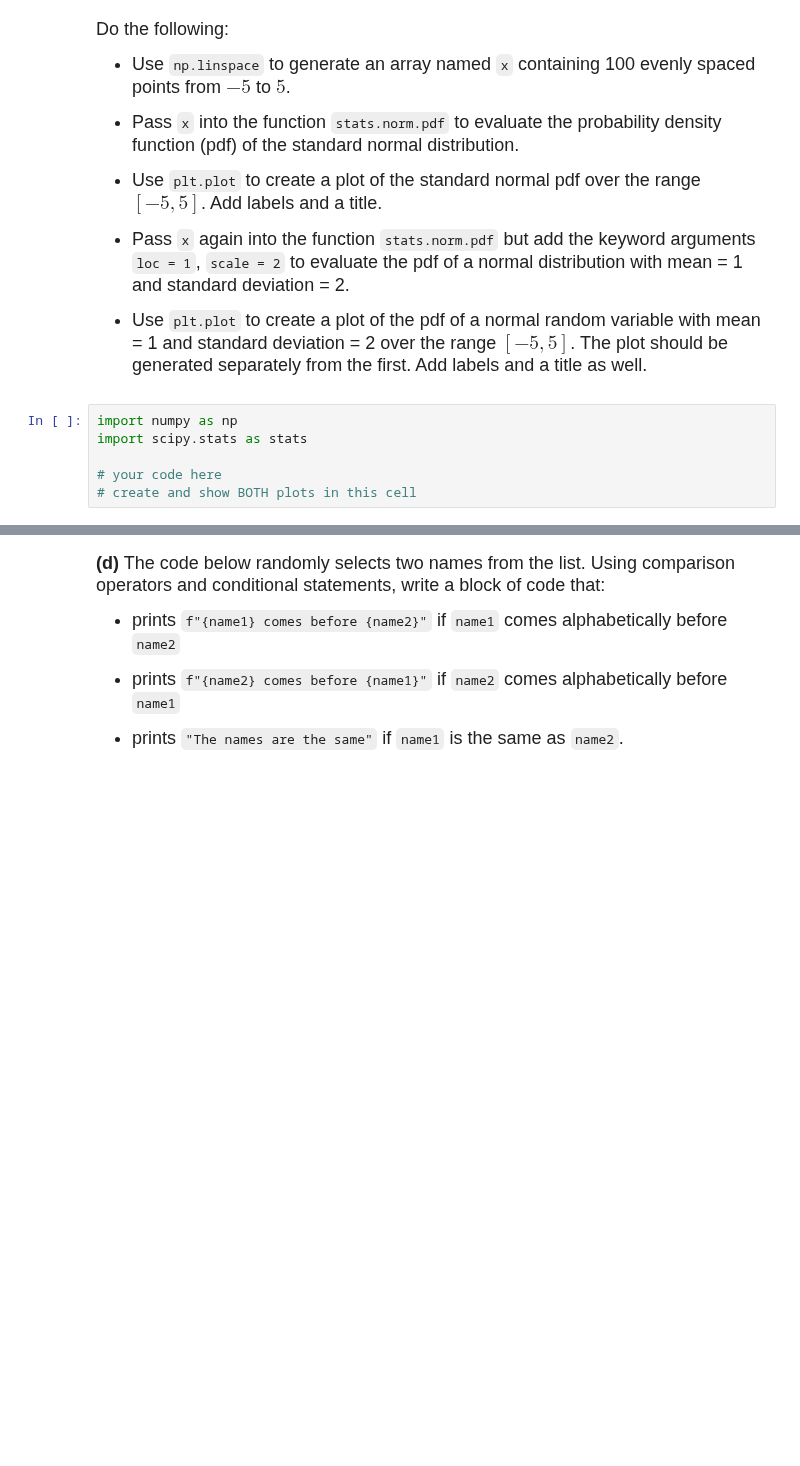
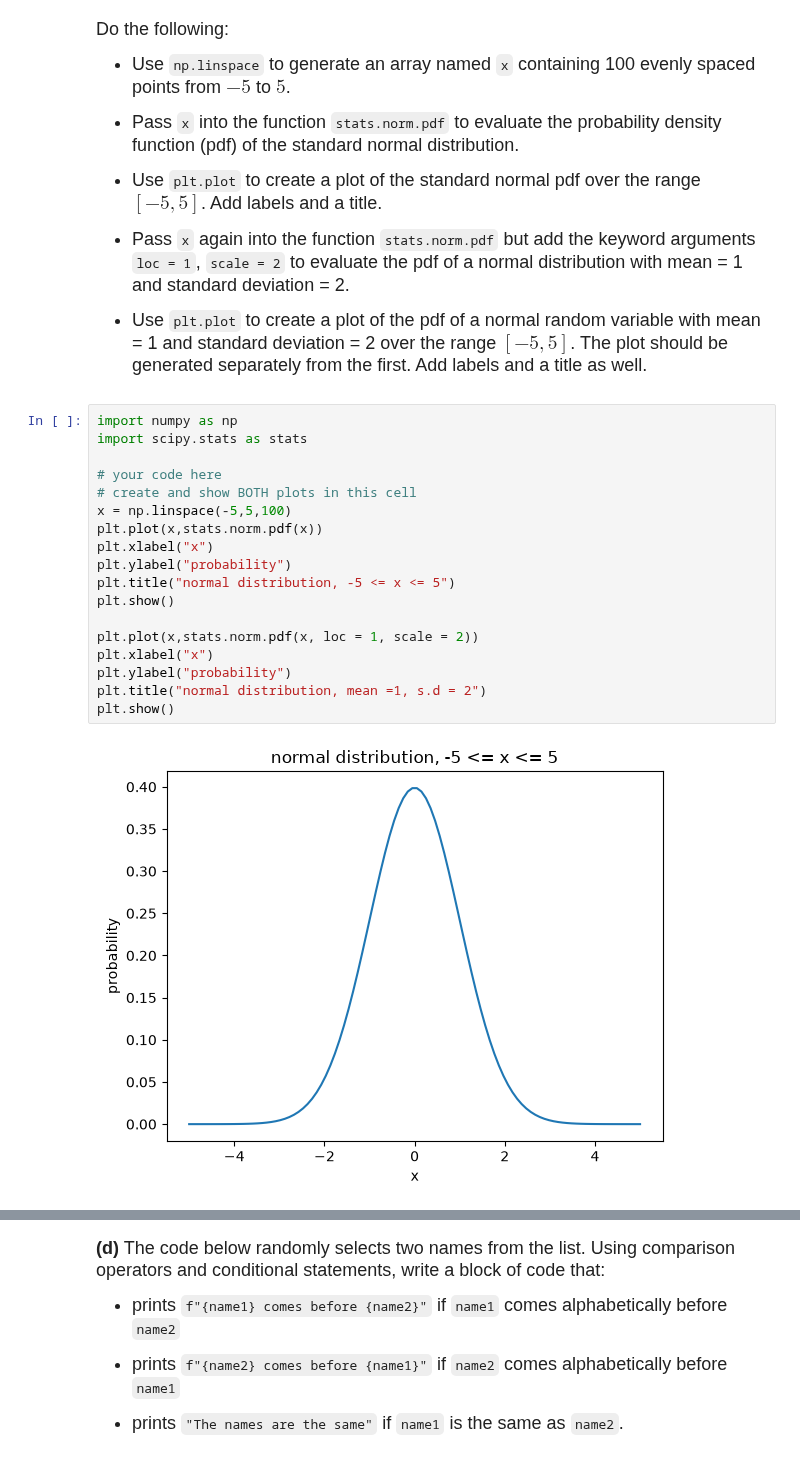
Before and after one commit to lihoimingandy1115-png/datasci185fall2026, a Jupyter notebook: _assignments/assignment_3/Assignment3-v2.ipynb, the cells around one changed output, grey strips where cells are left out. Cells and saved outputs as stored; diff of their text form; blank space fills up the shorter version.

```diff
--- a/_assignments/assignment_3/Assignment3-v2.ipynb
+++ b/_assignments/assignment_3/Assignment3-v2.ipynb
@@ -64,6 +90,20 @@ Do the following:
 # %%
 import numpy as np
 import scipy.stats as stats
 
 # your code here
 # create and show BOTH plots in this cell
+x = np.linspace(-5,5,100)
+plt.plot(x,stats.norm.pdf(x))
+plt.xlabel("x")
+plt.ylabel("probability")
+plt.title("normal distribution, -5 <= x <= 5")
+plt.show()
+
+plt.plot(x,stats.norm.pdf(x, loc = 1, scale = 2))
+plt.xlabel("x")
+plt.ylabel("probability")
+plt.title("normal distribution, mean =1, s.d = 2")
+plt.show()
+# %% [output]
+[figure, added]
```
Also changed, not shown: parts of 5 cells of this notebook.
